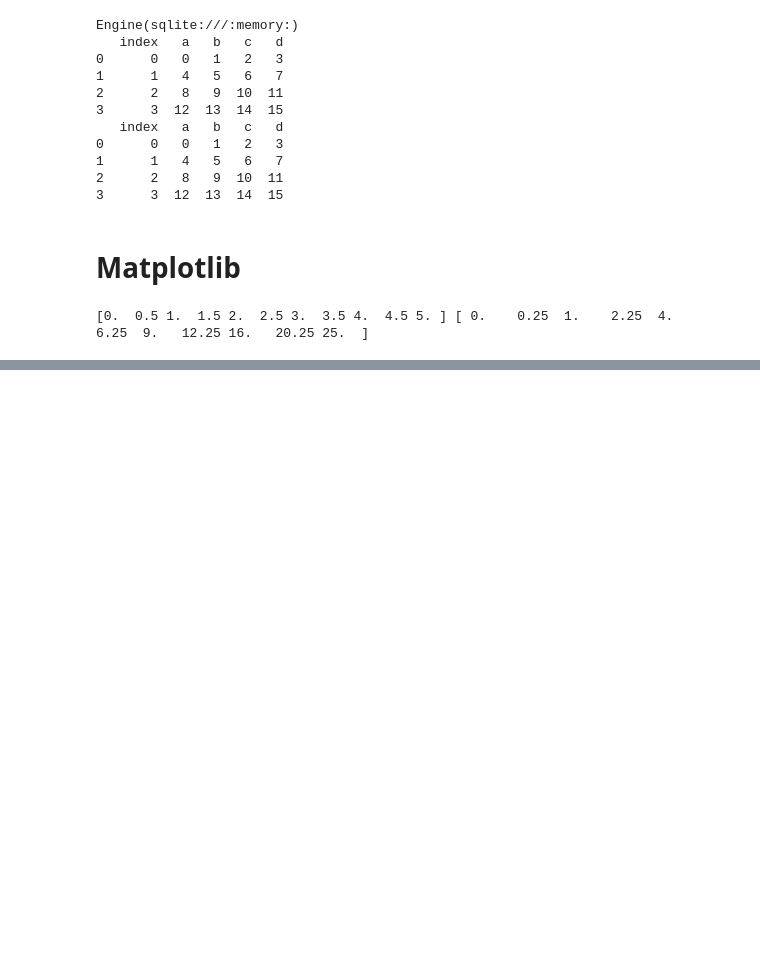
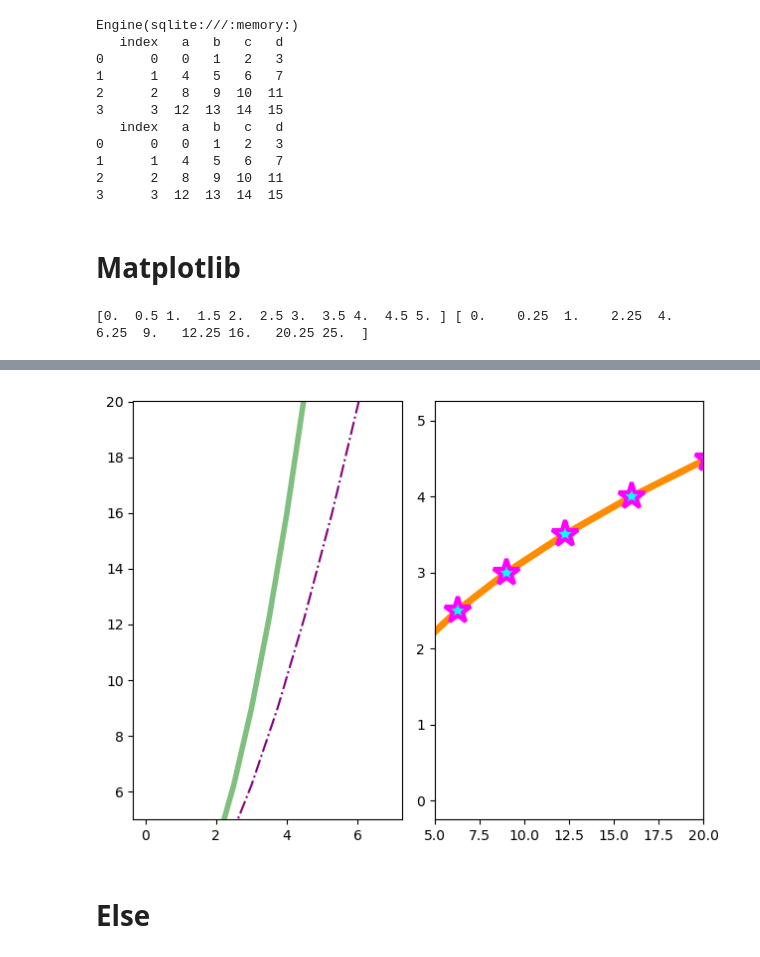
Before and after one commit to FarhanMS123/NeuralNetworkMemorandum, a Jupyter notebook: experiments/basic_python.ipynb, the cells around one changed output, grey strips where cells are left out. Cells and saved outputs as stored; diff of their text form; code cells hidden in the pictures; blank space fills up the shorter version.

```diff
--- a/experiments/basic_python.ipynb
+++ b/experiments/basic_python.ipynb
@@ -682,0 +707,17 @@ fig.show()
+# %%
+fig,axes = plt.subplots(nrows=1,ncols=2)
+
+axes[0].plot(x,y,color='green', linewidth=4, alpha=0.5)
+axes[0].plot(x ** 1.2, y, color='purple', linestyle='-.')
+axes[0].set_ylim([5,20])
+
+axes[1].plot(y, x, color='#FF8C00', lw=5, marker="*", markersize=20,
+             markerfacecolor='cyan', markeredgewidth=3, markeredgecolor='magenta') # RGB Hex Code
+axes[1].set_xlim([5,20])
+
+plt.tight_layout()
+plt.show()
+# %% [output]
+[figure, added]
+# %% [markdown]
+# Else
```
Also changed, not shown: parts of 7 cells of this notebook.
